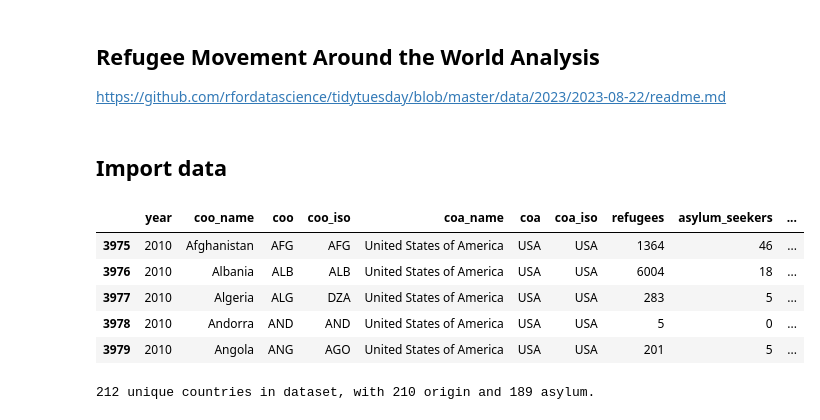
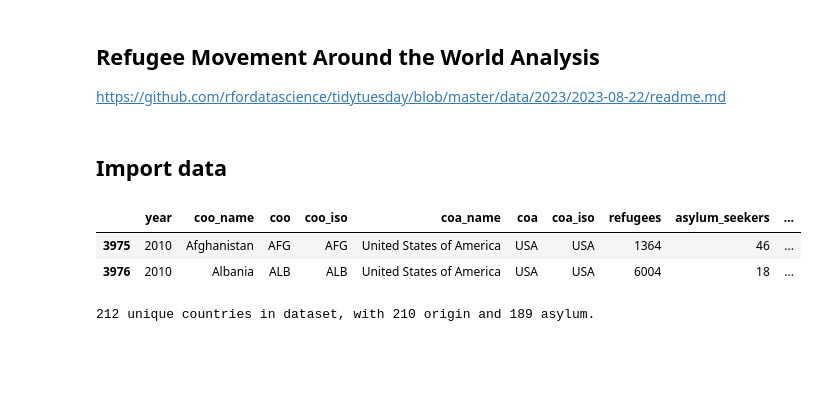
Before and after one commit to drussel4/refugee-flows, a Jupyter notebook: neo4j_workspace.ipynb, the cells around one changed output. Drawn from its saved outputs; the diff is of its cells as text; code cells hidden in the pictures; blank space fills up the shorter version.

```diff
--- a/neo4j_workspace.ipynb
+++ b/neo4j_workspace.ipynb
@@ -14,14 +14,11 @@ import matplotlib.pyplot as plt
 # %%
 population = pd.read_csv('population.csv')
 # %%
-population[population['coa'] == 'USA'].head()
+population[population['coa'] == 'USA'].head(2)
 # %% [output]
 |  | year | coo_name | coo | coo_iso | coa_name | coa | coa_iso | refugees | asylum_seekers | ... |
 | 3975 | 2010 | Afghanistan | AFG | AFG | United States of America | USA | USA | 1364 | 46 | ... |
 | 3976 | 2010 | Albania | ALB | ALB | United States of America | USA | USA | 6004 | 18 | ... |
-| 3977 | 2010 | Algeria | ALG | DZA | United States of America | USA | USA | 283 | 5 | ... |
-| 3978 | 2010 | Andorra | AND | AND | United States of America | USA | USA | 5 | 0 | ... |
-| 3979 | 2010 | Angola | ANG | AGO | United States of America | USA | USA | 201 | 5 | ... |
 # %%
 # Map country three letter codes to names (e.g., USA == United States of America)
 origin_country_dict = dict(zip(population['coo'], population['coo_name']))
```
Also changed, not shown: parts of 37 cells of this notebook.
